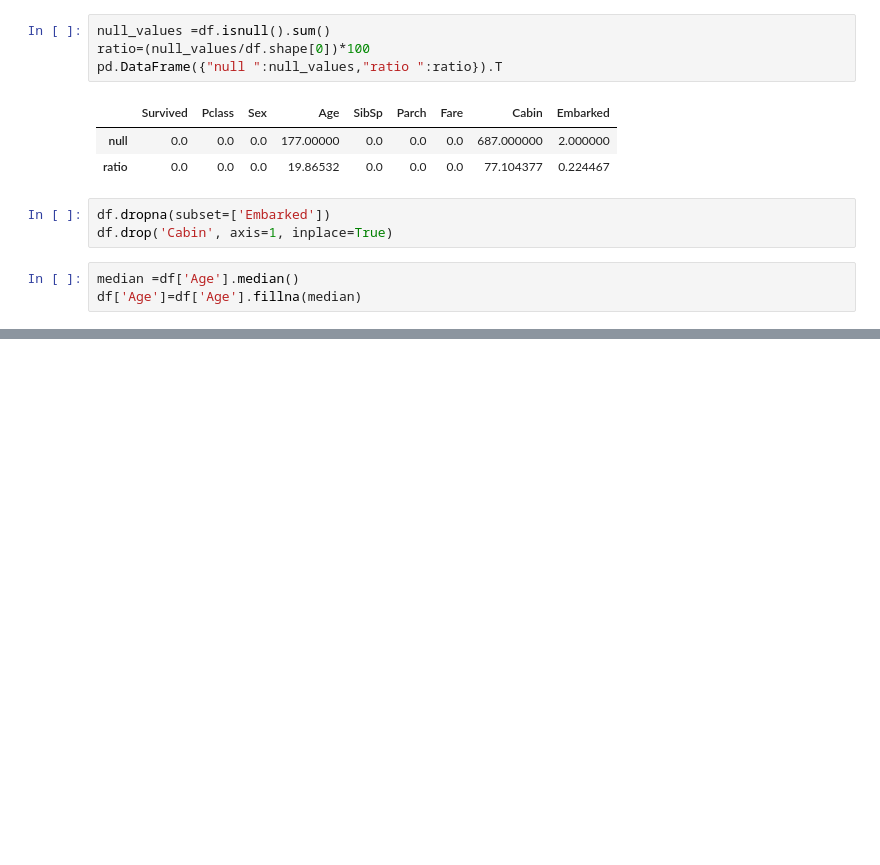
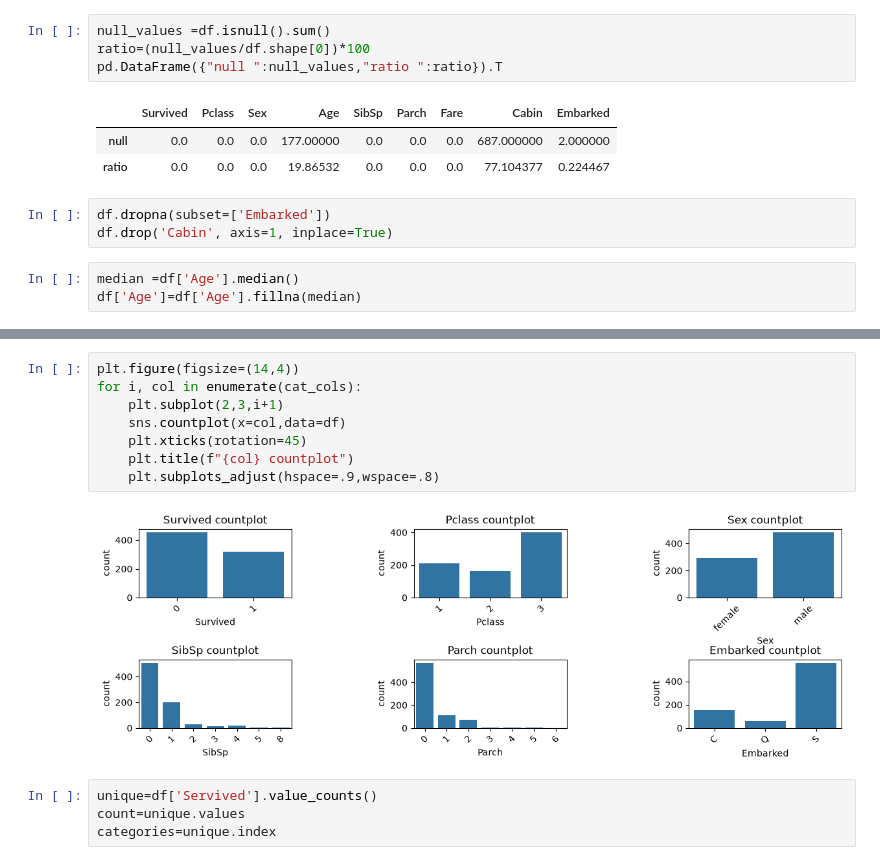
Before and after one commit to AAshrafR/CA_AIS2_G1_Ml, a Jupyter notebook: src/data_analysis/session3/session3.ipynb, the cells around one changed output, grey strips where cells are left out. Saved outputs shown, nothing was run; the diff lists cells and outputs as text; blank space fills up the shorter version.

Commit message:
Add session 3 data analysis updates and session 1 ML notebook

```diff
--- a/src/data_analysis/session3/session3.ipynb
+++ b/src/data_analysis/session3/session3.ipynb
@@ -90,0 +134,14 @@ for col in num_cols:
+# %%
+plt.figure(figsize=(14,4))
+for i, col in enumerate(cat_cols):
+    plt.subplot(2,3,i+1)
+    sns.countplot(x=col,data=df)
+    plt.xticks(rotation=45)
+    plt.title(f"{col} countplot")
+    plt.subplots_adjust(hspace=.9,wspace=.8)
+# %% [output]
+[figure, added]
+# %%
+unique=df['Servived'].value_counts()
+count=unique.values
+categories=unique.index
```
Also changed, not shown: parts of 13 cells of this notebook, 3 other files.
